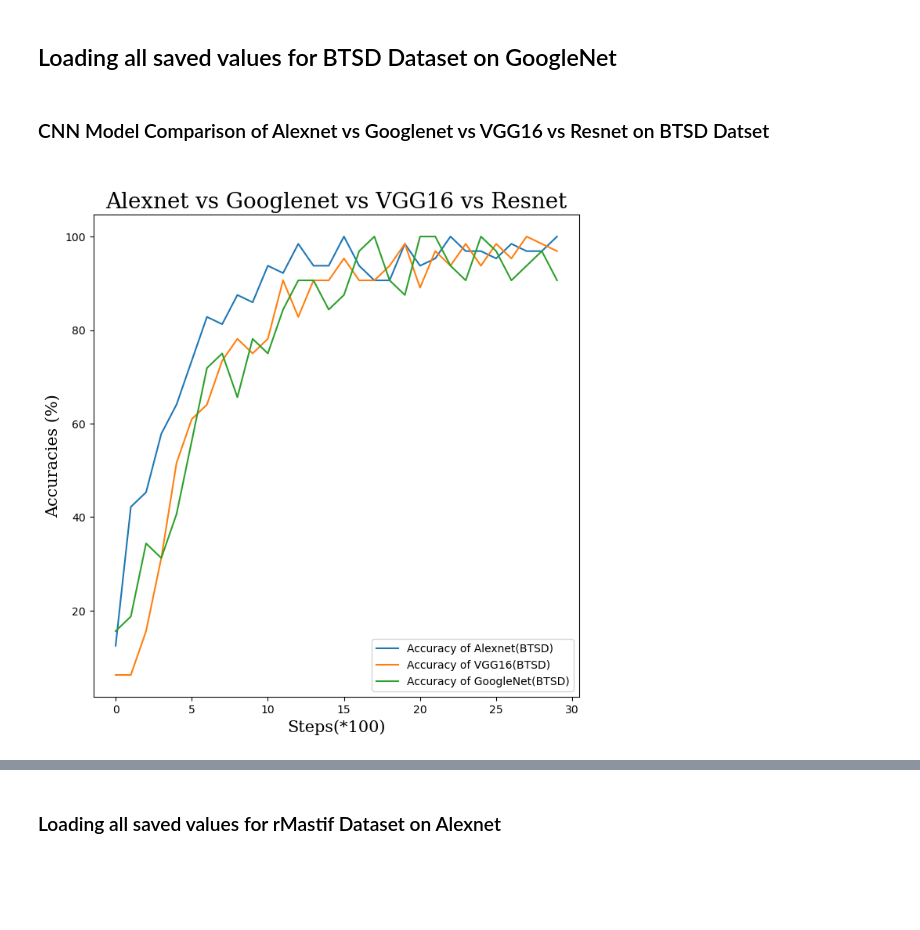
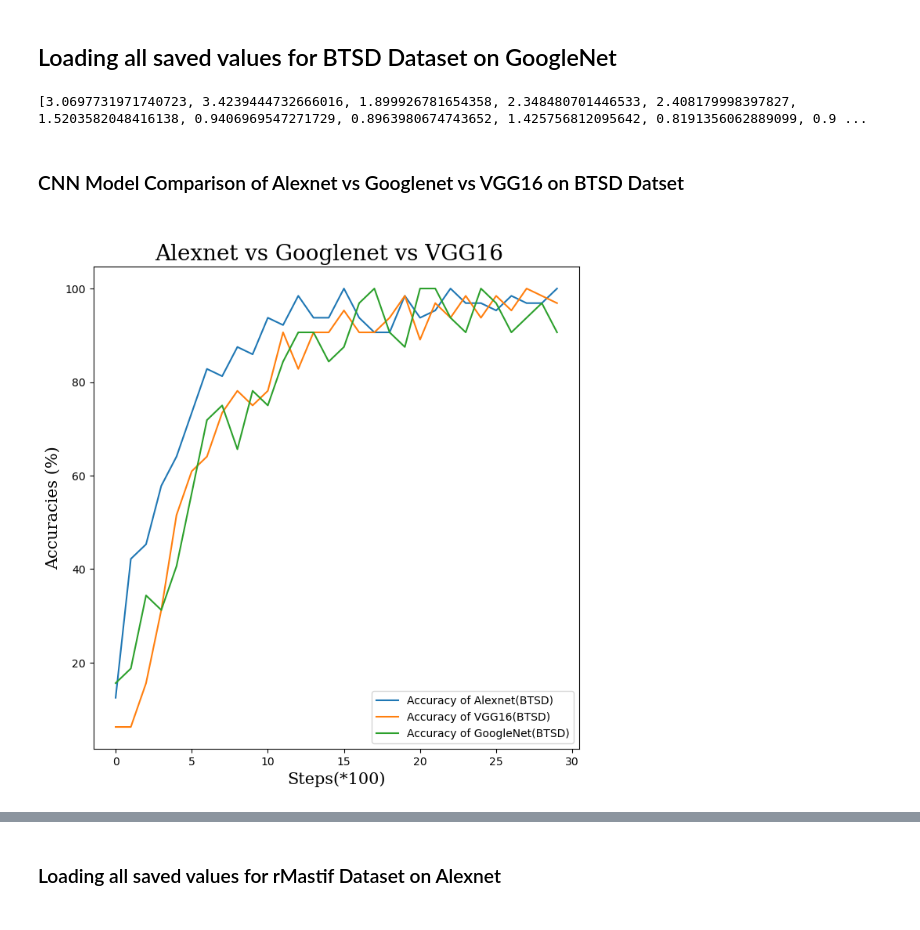
Before and after one commit to karmakarvishal/COMP6721_Group_T, a Jupyter notebook: Comparisons/comparison.ipynb, the cells around one changed output, grey strips where cells are left out. Saved outputs shown, nothing was run; the diff lists cells and outputs as text; code cells hidden in the pictures; blank space fills up the shorter version.

```diff
--- a/Comparisons/comparison.ipynb
+++ b/Comparisons/comparison.ipynb
@@ -32,6 +32,10 @@ checkpoint_GN = torch.load(PATH,map_location='cpu')
 # model = model.load_state_dict(checkpoint['model_state_dict'])
 accuracy_list_GN = checkpoint_GN['accuracy']
 loss_list_GN = checkpoint_GN['loss']
+loss_list_GN = [3.0697731971740723, 3.4239444732666016, 1.899926781654358, 2.348480701446533, 2.408179998397827, 1.5203582048416138, 0.9406969547271729, 0.8963980674743652, 1.425756812095642, 0.8191356062889099, 0.9404525756835938, 0.44649532437324524, 0.3511180877685547, 0.2315158247947693, 0.4217510521411896, 0.49003344774246216, 0.1334431916475296, 0.10286634415388107, 0.2481842041015625, 0.43154576420783997, 0.06761292368173599, 0.037610236555337906, 0.17957961559295654, 0.2670167088508606, 0.04044526070356369, 0.07766223698854446, 0.13743525743484497, 0.13075023889541626, 0.09183083474636078, 0.32847002148628235]
+print(loss_list_GN)
+# %% [output]
+[3.0697731971740723, 3.4239444732666016, 1.899926781654358, 2.348480701446533, 2.408179998397827, 1.5203582048416138, 0.9406969547271729, 0.8963980674743652, 1.425756812095642, 0.8191356062889099, 0.9 ...
 # %%
 PATH = '/Users/vishalkarmakar/Downloads/Vgg16_BTSD.pt'
 # model = torch.hub.load('pytorch/vision:v0.10.0', 'alexnet', pretrained=False)
@@ -49,23 +53,23 @@ checkpoint_Resnet = torch.load(PATH,map_location='cpu')
 accuracy_list_Resnet = checkpoint_Resnet['accuracy']
 loss_list_Resnet = checkpoint_Resnet['loss']
 # %% [markdown]
-<h3> CNN Model Comparison of Alexnet vs Googlenet vs VGG16 vs Resnet on BTSD Datset <h3>
+<h3> CNN Model Comparison of Alexnet vs Googlenet vs VGG16   on BTSD Datset <h3>
 # %%
 pyplot.figure(figsize=(8, 8))
 pyplot.plot(np.array(accuracy_list)) #Add list of Alexnet here
 pyplot.plot(np.array(accuracy_list_VGG)) #Add list of vgg here
 pyplot.plot(np.array(accuracy_list_GN)) #Add list of googlenet here
 #pyplot.plot(np.array(accuracy_list_Resnet)) #Add list of resnet here
 
 # Using Plt.scatter, visualize the transformed data marked with their corresponding label in 2D embedding.
 font1 = {'family':'serif','color':'black','size':20}
 font2 = {'family':'serif','color':'black','size':15}
 
-pyplot.title("Alexnet vs Googlenet vs VGG16 vs Resnet", fontdict=font1)
+pyplot.title("Alexnet vs Googlenet vs VGG16  ", fontdict=font1)
 pyplot.xlabel("Steps(*100)", fontdict=font2)
 pyplot.ylabel("Accuracies (%)", fontdict=font2)
 
 pyplot.legend(["Accuracy of Alexnet(BTSD)","Accuracy of VGG16(BTSD)", "Accuracy of GoogleNet(BTSD)"], loc ="lower right")
 pyplot.show()
 # %% [output]
-[figure, old version]
+[figure, new version]
```
Also changed, not shown: parts of 4 cells of this notebook.
